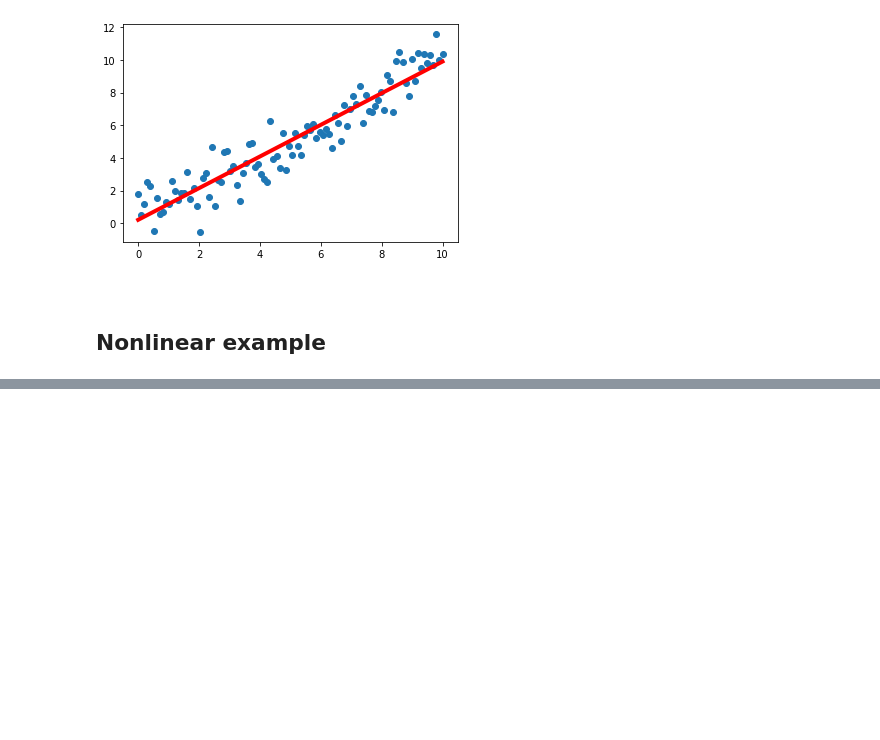
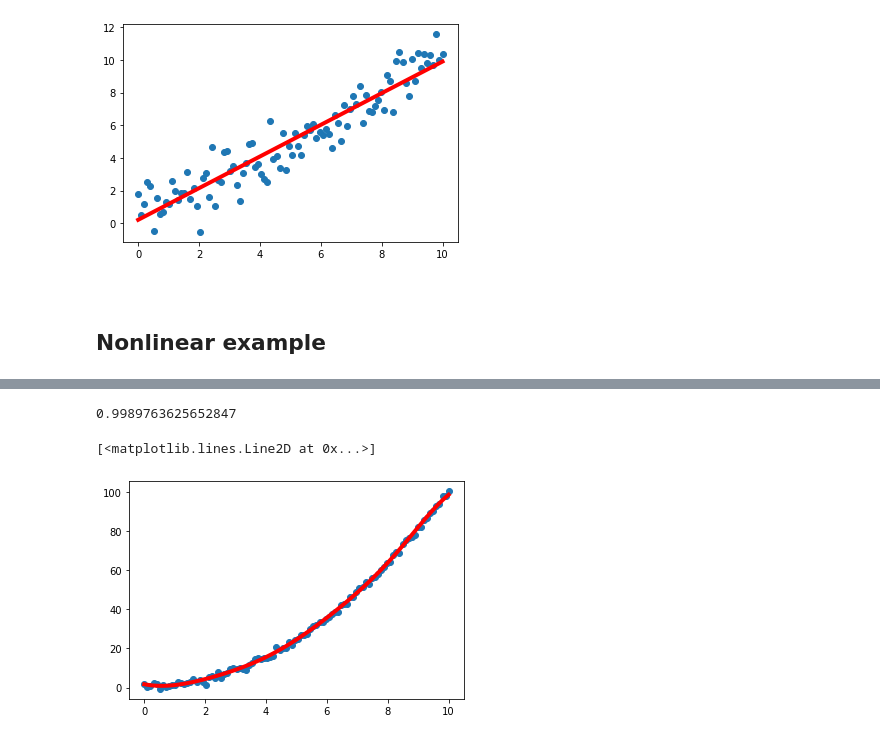
Before and after one commit to mahtat555/Regression, a Jupyter notebook: _sklearn/linear_regression.ipynb, the cells around one changed output, grey strips where cells are left out. Cells and saved outputs as stored; diff of their text form; code cells hidden in the pictures; blank space fills up the shorter version.

```diff
--- a/_sklearn/linear_regression.ipynb
+++ b/_sklearn/linear_regression.ipynb
@@ -63,0 +68,23 @@ _ = plt.scatter(X, y)
+# %%
+# Create a linear model
+model = SVR(C=100)
+
+# Training the model on the data
+model.fit(X, y.reshape(m, ))
+
+# Evaluate the model
+model.score(X, y) # Coefficient of determination
+# %% [output]
+0.9989763625652847
+# %%
+# Calcul the predicted labels y
+y_predict = model.predict(X)
+
+# plot data
+plt.scatter(X, y)
+
+# plot result
+plt.plot(X, y_predict, c="r", linewidth=4)
+# %% [output]
+[<matplotlib.lines.Line2D at 0x...>]
+[figure, added]
```
Also changed, not shown: parts of 2 cells of this notebook.
